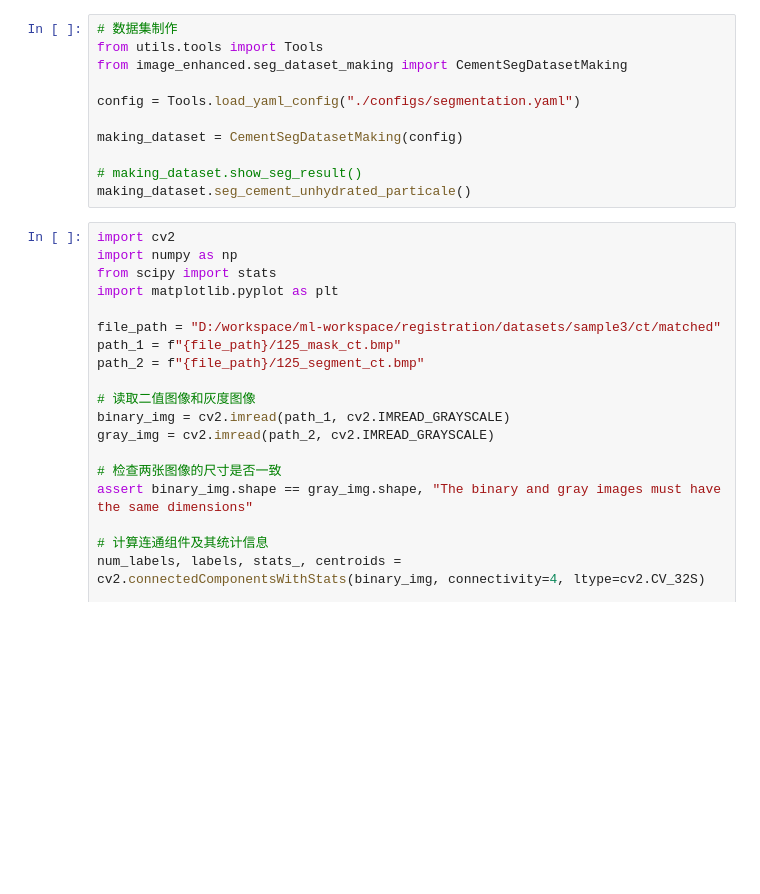
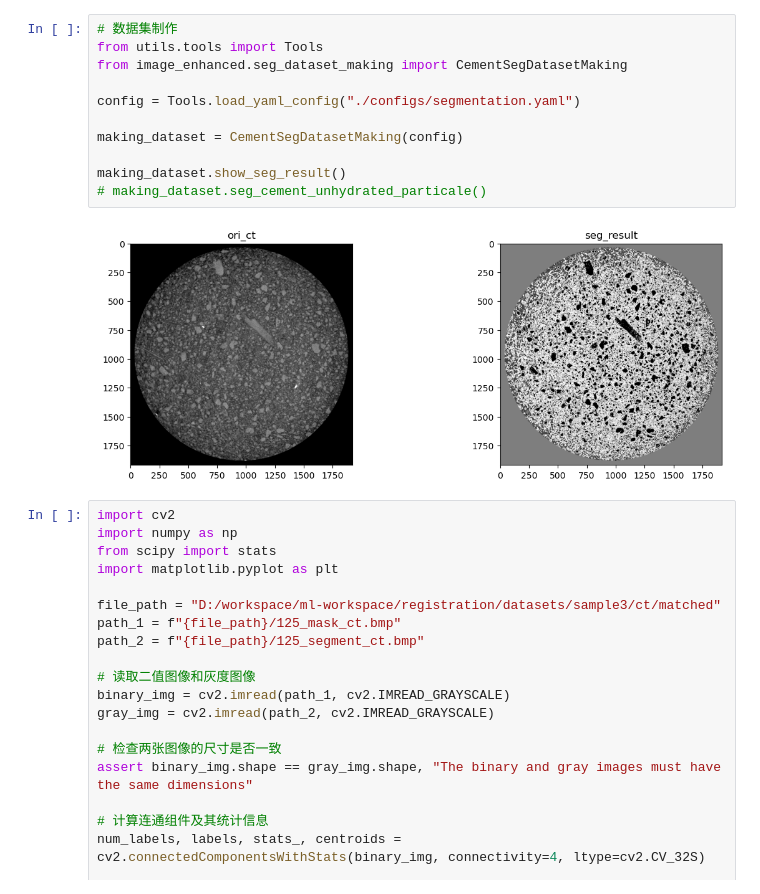
Before and after one commit to Barryzp/ml-workspace, a Jupyter notebook: registration/implement/segmentation_dataset_making.ipynb, the cells around one changed output. Cells and saved outputs as stored; diff of their text form; blank space fills up the shorter version.

```diff
--- a/registration/implement/segmentation_dataset_making.ipynb
+++ b/registration/implement/segmentation_dataset_making.ipynb
@@ -1,14 +1,16 @@
 # %%
 # 数据集制作
 from utils.tools import Tools
 from image_enhanced.seg_dataset_making import CementSegDatasetMaking
 
 config = Tools.load_yaml_config("./configs/segmentation.yaml")
 
 making_dataset = CementSegDatasetMaking(config)
 
-# making_dataset.show_seg_result()
-making_dataset.seg_cement_unhydrated_particale()
+making_dataset.show_seg_result()
+# making_dataset.seg_cement_unhydrated_particale()
+# %% [output]
+[figure, added]
 # %%
 import cv2
 import numpy as np
```
Also changed, not shown: 17 other files.
